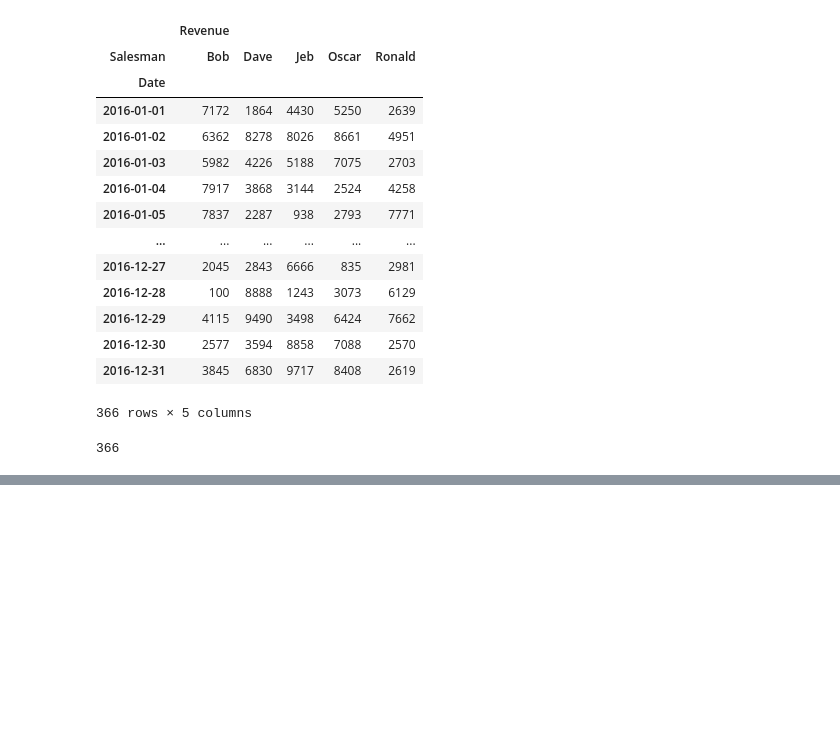
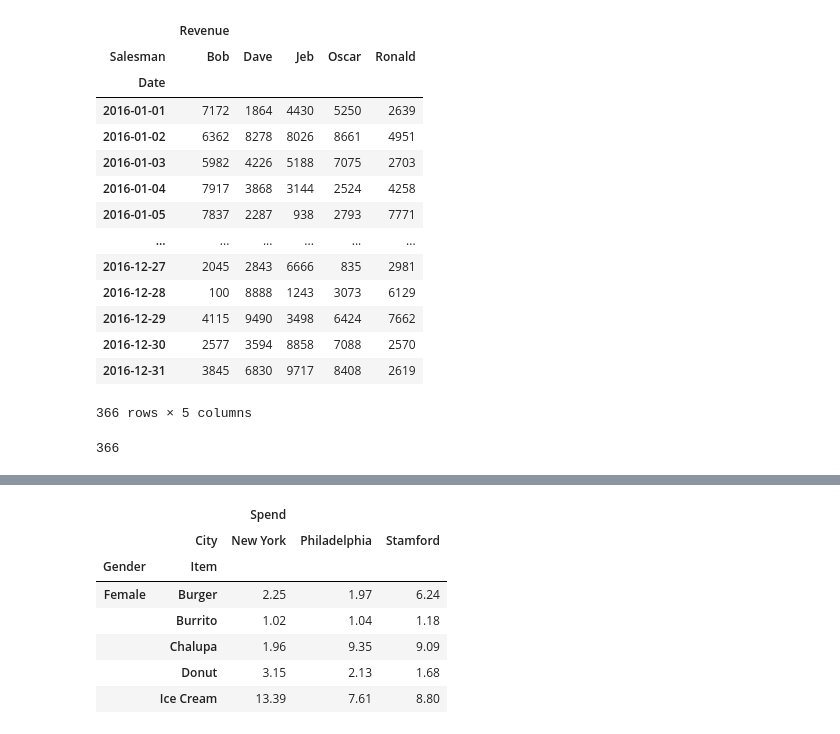
Before and after one commit to lukemariano/-I-love-pandas, a Jupyter notebook: pandas/multi_index.ipynb, the cells around one changed output, grey strips where cells are left out. Drawn from its saved outputs; the diff is of its cells as text; code cells hidden in the pictures; blank space fills up the shorter version.

```diff
--- a/pandas/multi_index.ipynb
+++ b/pandas/multi_index.ipynb
@@ -650,0 +676,11 @@ len(df_pivoted) # diminuimos consideravelmente a quantidade de registros para o
+# %%
+foods.pivot_table(values = ["Spend"], index = ["Gender", "Item"], columns = ["City"], aggfunc = "min").head()
+# %% [output]
+|  |  | Spend |  |  |
+|  | City | New York | Philadelphia | Stamford |
+| Gender | Item |  |  |  |
+| Female | Burger | 2.25 | 1.97 | 6.24 |
+|  | Burrito | 1.02 | 1.04 | 1.18 |
+|  | Chalupa | 1.96 | 9.35 | 9.09 |
+|  | Donut | 3.15 | 2.13 | 1.68 |
+|  | Ice Cream | 13.39 | 7.61 | 8.80 |
```
Also changed, not shown: parts of 4 cells of this notebook, 4 other files.
